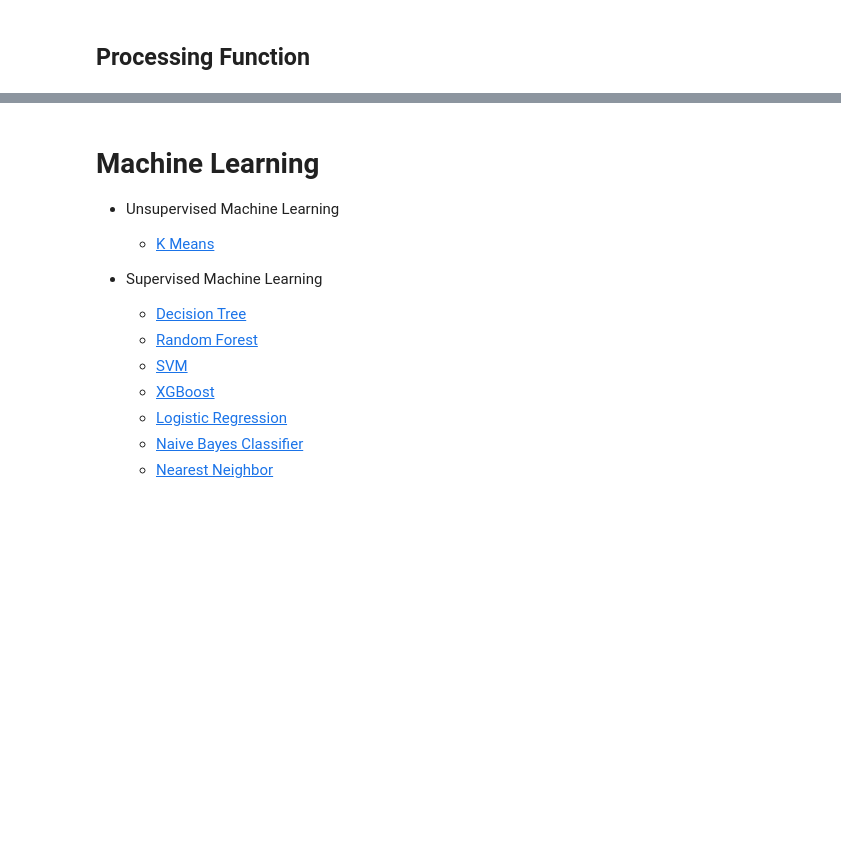
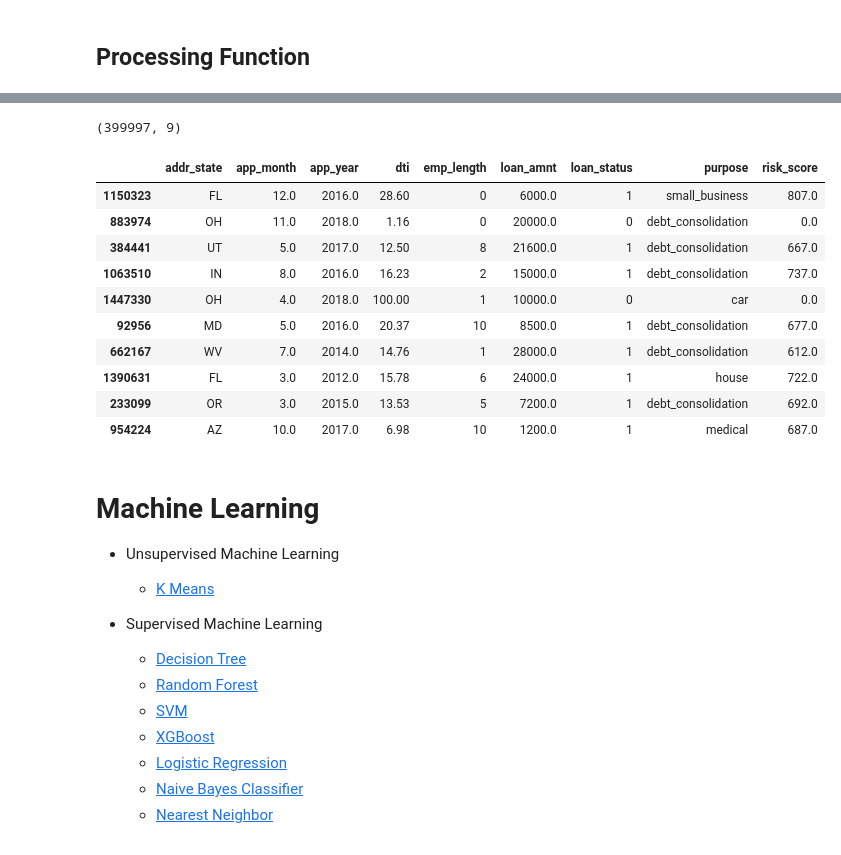
Before and after one commit to miazhx/capstone, a Jupyter notebook: Mia/reject_accept_classifier.ipynb, the cells around one changed output, grey strips where cells are left out. Saved outputs shown, nothing was run; the diff lists cells and outputs as text; code cells hidden in the pictures; blank space fills up the shorter version.

```diff
--- a/Mia/reject_accept_classifier.ipynb
+++ b/Mia/reject_accept_classifier.ipynb
@@ -72,8 +87,8 @@ sample_rejected = sample_rejected.sample(2000)
 
  ## Preprocessing Test
 # %%
-accepted = sample_accepted.copy()
-rejected = sample_rejected.copy()
+accepted = df_accepted.copy()
+rejected = df_rejected.copy()
 # %%
 rejected = rejected.iloc[:,1:9]
 rejected = rejected.rename(columns={"Amount Requested": "loan_amnt", "Application Date": "app_date", "Loan Title": "purpose",
@@ -138,14 +153,15 @@ For applications prior to November 5, 2013 the risk score is the borrower's FICO
 For applications after November 5, 2013 the risk score is the borrower's Vantage score.
 '''
 
-def data_process(df_accepted,df_rejected):
+def data_process(df_accepted,df_rejected,dummy = False):
 
     accepted = df_accepted.copy()
     rejected = df_rejected.copy()
 
     # Processing accepted data
     accepted = accepted[['loan_amnt', 'purpose', 'dti',
-       'zip_code', 'addr_state', 'emp_length', 'issue_d',
+#        'zip_code',
+       'addr_state', 'emp_length', 'issue_d',
        'loan_status', 'last_fico_range_high','last_fico_range_low']]
 
     accepted['issue_d'] = pd.to_datetime(accepted['issue_d'])
@@ -167,7 +183,11 @@ def data_process(df_accepted,df_rejected):
 
 
     # Processing rejected data
-    rejected = rejected.iloc[:,1:9]
+    rejected = rejected[['Amount Requested', 'Application Date', 'Loan Title',
+#        'zip_code',
+       'Risk_Score', 'Debt-To-Income Ratio', 'Zip Code',
+       'State','Employment Length']]
+
     rejected = rejected.rename(columns={"Amount Requested": "loan_amnt", "Application Date": "app_date", "Loan Title": "purpose",
                              "Risk_Score": "risk_score", "Debt-To-Income Ratio": "dti", "Zip Code": "zip_code",
                              "State": "addr_state", "Employment Length": "emp_length"})
@@ -193,6 +213,7 @@ def data_process(df_accepted,df_rejected):
     rejected['app_month'] = rejected['app_date'].dt.month
 
     rejected = rejected.drop(columns = 'app_date')
+    rejected = rejected.drop(columns = 'zip_code')
 
     rejected['dti'] = rejected['dti'].str.replace('%','')
 
@@ -210,12 +231,16 @@ def data_process(df_accepted,df_rejected):
     df_processed['risk_score'] = df_processed['risk_score'].fillna(0)
     df_processed['dti'] = df_processed['dti'].fillna(0)
     df_processed['dti'] = df_processed['dti'].astype(float)
+    df_processed = df_processed.dropna()
 
-    df_processed = df_processed.drop(['purpose'], axis = 1)
+
+    df_undummpy = df_processed.copy()
     df_processed = pd.get_dummies(df_processed)
 
+    if dummy == False:
+        return df_processed
 
-    return df_processed
+    if dummy == True:
+        return df_undummpy
 
-df_processed = data_process(sample_accepted,sample_rejected)
-# df_undummpy = df_processed.copy()
+df_processed = data_process(df_accepted,df_rejected)
@@ -224,3 +247,5 @@ df_processed = data_process(sample_accepted,sample_rejected)
+# %%
+df_undummpy = data_process(df_accepted,df_rejected,dummy = True )
 # %%
 df_processed.shape
 # %% [output]
@@ -228,3 +253,21 @@ df_processed.shape
+# %%
+df_undummpy.shape
+# %% [output]
+(399997, 9)
+# %%
+df_undummpy.sample(10)
+# %% [output]
+|  | addr_state | app_month | app_year | dti | emp_length | loan_amnt | loan_status | purpose | risk_score |
+| 1150323 | FL | 12.0 | 2016.0 | 28.60 | 0 | 6000.0 | 1 | small_business | 807.0 |
+| 883974 | OH | 11.0 | 2018.0 | 1.16 | 0 | 20000.0 | 0 | debt_consolidation | 0.0 |
+| 384441 | UT | 5.0 | 2017.0 | 12.50 | 8 | 21600.0 | 1 | debt_consolidation | 667.0 |
+| 1063510 | IN | 8.0 | 2016.0 | 16.23 | 2 | 15000.0 | 1 | debt_consolidation | 737.0 |
+| 1447330 | OH | 4.0 | 2018.0 | 100.00 | 1 | 10000.0 | 0 | car | 0.0 |
+| 92956 | MD | 5.0 | 2016.0 | 20.37 | 10 | 8500.0 | 1 | debt_consolidation | 677.0 |
+| 662167 | WV | 7.0 | 2014.0 | 14.76 | 1 | 28000.0 | 1 | debt_consolidation | 612.0 |
+| 1390631 | FL | 3.0 | 2012.0 | 15.78 | 6 | 24000.0 | 1 | house | 722.0 |
+| 233099 | OR | 3.0 | 2015.0 | 13.53 | 5 | 7200.0 | 1 | debt_consolidation | 692.0 |
+| 954224 | AZ | 10.0 | 2017.0 | 6.98 | 10 | 1200.0 | 1 | medical | 687.0 |
 # %% [markdown]
  <p><a name="ml"></a></p>
 
```
Also changed, not shown: parts of 27 cells of this notebook, 3 other files.
